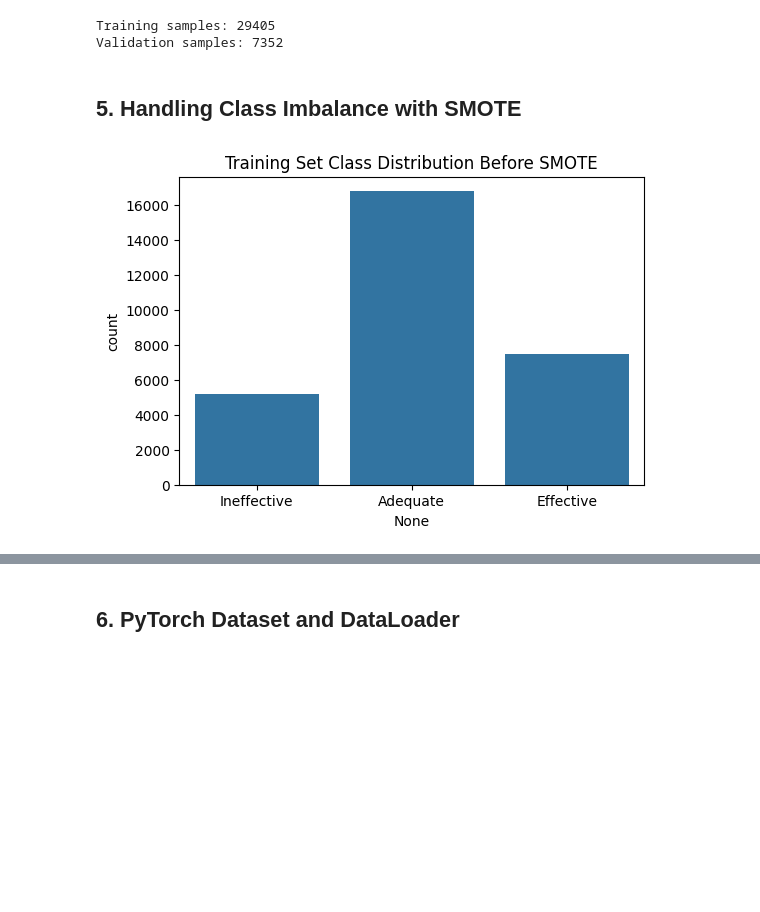
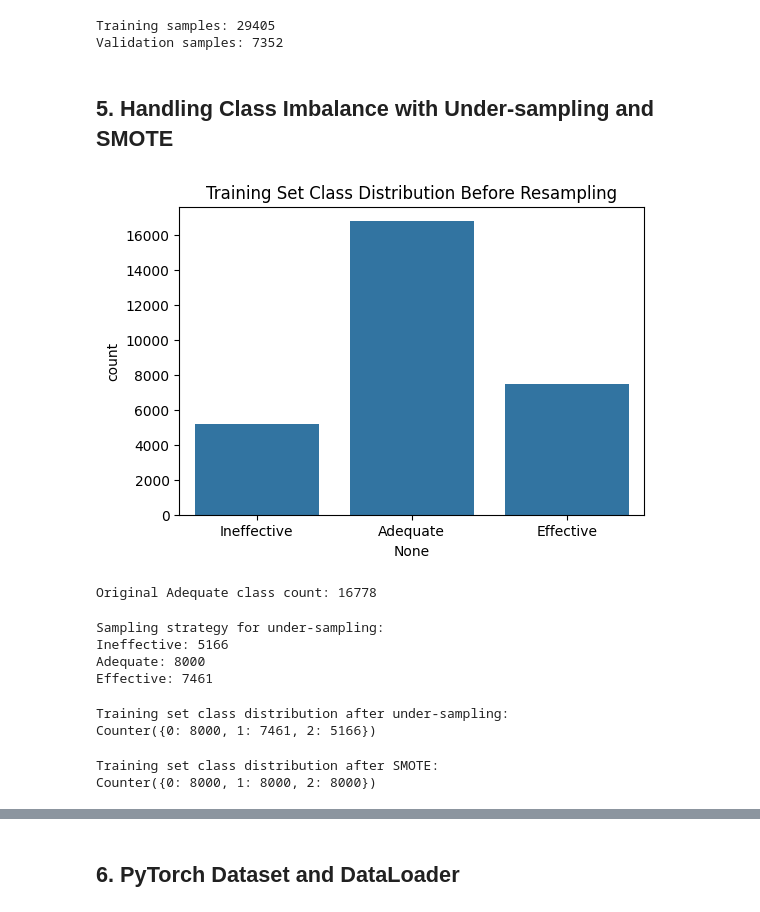
Before and after one commit to UVG-Works-Hub/argument-quality-prediction, a Jupyter notebook: model.ipynb, the cells around one changed output, grey strips where cells are left out. Saved outputs shown, nothing was run; the diff lists cells and outputs as text; code cells hidden in the pictures; blank space fills up the shorter version.

```diff
--- a/model.ipynb
+++ b/model.ipynb
@@ -60,3 +47,0 @@ dtype: int64
-# %%
-# Drop rows with null values
-train_df = train_df.dropna()
@@ -143,7 +114,7 @@ X_discourse = ohe.fit_transform(train_df[['discourse_type']])
 # %%
 # Concatenate all features
 import scipy.sparse as sp
-X = sp.hstack([X_text_reduced, X_length, X_discourse]).tocsr()
+X = sp.hstack([X_text, X_length, X_discourse]).tocsr()
 # %%
 # Encode the labels
 le = LabelEncoder()
@@ -162,12 +133,12 @@ print(f'Validation samples: {X_val.shape[0]}')
 Training samples: 29405
 Validation samples: 7352
 # %% [markdown]
-## 5. Handling Class Imbalance with SMOTE
+## 5. Handling Class Imbalance with Under-sampling and SMOTE
 # %%
-# Visualize class distribution before SMOTE
+# Visualize class distribution before any resampling
 plt.figure(figsize=(6,4))
 sns.countplot(x=pd.Series(y_train).map(lambda x: le.inverse_transform([x])[0]))
-plt.title('Training Set Class Distribution Before SMOTE')
+plt.title('Training Set Class Distribution Before Resampling')
 plt.show()
 # %% [output]
-[figure, old version]
+[figure, new version]
@@ -177,0 +145,8 @@ X_train_resampled, y_train_resampled = smote.fit_resample(X_train, y_train)
+# %%
+# Define the target number of samples for the majority class (Adequate)
+# For example, set it to the number of samples in the minority class (Ineffective: 6000)
+# Adjust this number based on your specific needs
+target_adequate = y_train[y_train == le.transform(['Adequate'])[0]].shape[0]
+print(f'\nOriginal Adequate class count: {target_adequate}')
+# %% [output]
+Original Adequate class count: 16778
@@ -177,0 +157,21 @@ X_train_resampled, y_train_resampled = smote.fit_resample(X_train, y_train)
+# %%
+# Define sampling_strategy for under-sampling
+# Keep 'Ineffective' and 'Effective' as is, and under-sample 'Adequate' to desired_adequate
+from collections import Counter
+
+def get_sampling_strategy(y, desired_adequate):
+    counter = Counter(y)
+    majority_class = le.transform(['Adequate'])[0]
+    sampling_strategy = {cls: count for cls, count in counter.items()}
+    sampling_strategy[majority_class] = desired_adequate
+    return sampling_strategy
+
+sampling_strategy = get_sampling_strategy(y_train, desired_adequate)
+print("\nSampling strategy for under-sampling:")
+for cls, count in sampling_strategy.items():
+    print(f"{le.inverse_transform([cls])[0]}: {count}")
+# %% [output]
+Sampling strategy for under-sampling:
+Ineffective: 5166
+Adequate: 8000
+Effective: 7461
@@ -177,0 +182,6 @@ X_train_resampled, y_train_resampled = smote.fit_resample(X_train, y_train)
+# %%
+print("\nTraining set class distribution after under-sampling:")
+print(Counter(y_train_under))
+# %% [output]
+Training set class distribution after under-sampling:
+Counter({0: 8000, 1: 7461, 2: 5166})
@@ -178 +193,7 @@ X_train_resampled, y_train_resampled = smote.fit_resample(X_train, y_train)
+# %%
+print("\nTraining set class distribution after SMOTE:")
+print(Counter(y_train_resampled))
+# %% [output]
+Training set class distribution after SMOTE:
+Counter({0: 8000, 1: 8000, 2: 8000})
 # %%
```
Also changed, not shown: parts of 33 cells of this notebook.
